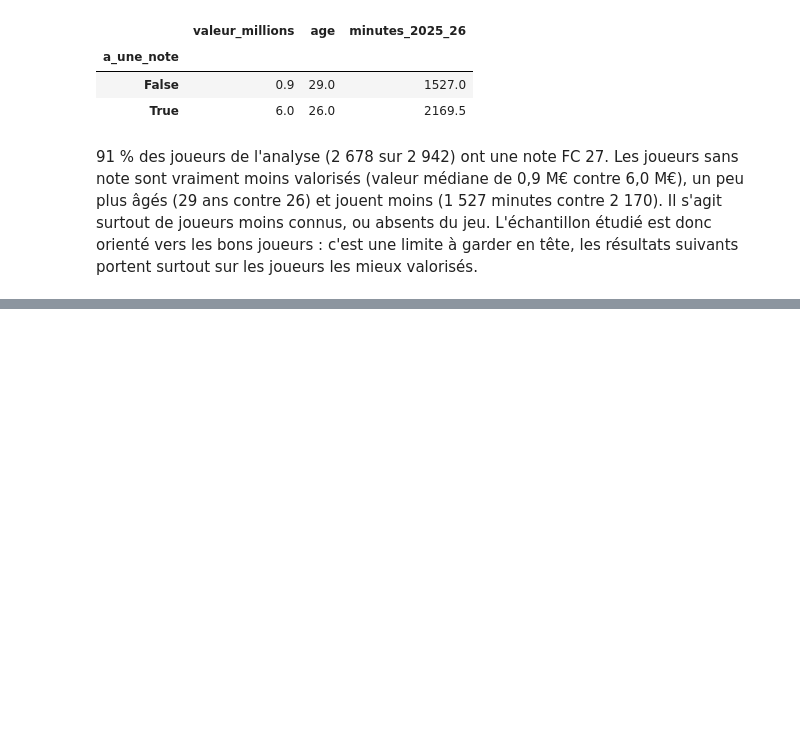
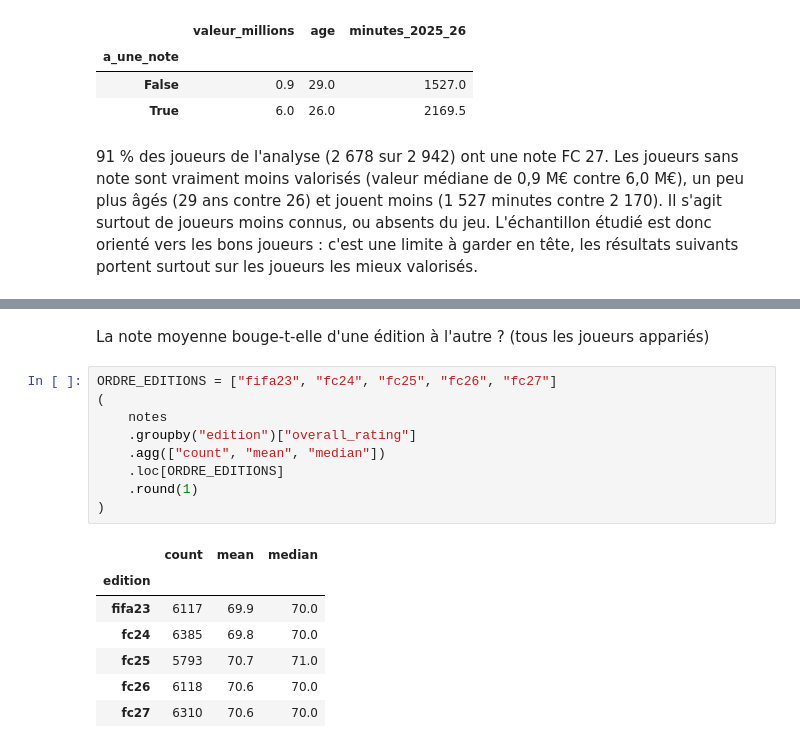
Before and after one commit to Iseo-sort/projet_python_football, a Jupyter notebook: notebooks/analyse_fifa.ipynb, the cells around one changed output, grey strips where cells are left out. Cells and saved outputs as stored; diff of their text form; blank space fills up the shorter version.

```diff
--- a/notebooks/analyse_fifa.ipynb
+++ b/notebooks/analyse_fifa.ipynb
@@ -78,0 +108,19 @@ joueurs.groupby("a_une_note")[["valeur_millions", "age", "minutes_2025_26"]].med
+# %% [markdown]
+La note moyenne bouge-t-elle d'une édition à l'autre ? (tous les joueurs appariés)
+# %%
+ORDRE_EDITIONS = ["fifa23", "fc24", "fc25", "fc26", "fc27"]
+(
+    notes
+    .groupby("edition")["overall_rating"]
+    .agg(["count", "mean", "median"])
+    .loc[ORDRE_EDITIONS]
+    .round(1)
+)
+# %% [output]
+|  | count | mean | median |
+| edition |  |  |  |
+| fifa23 | 6117 | 69.9 | 70.0 |
+| fc24 | 6385 | 69.8 | 70.0 |
+| fc25 | 5793 | 70.7 | 71.0 |
+| fc26 | 6118 | 70.6 | 70.0 |
+| fc27 | 6310 | 70.6 | 70.0 |
```
Also changed, not shown: parts of 4 cells of this notebook.
